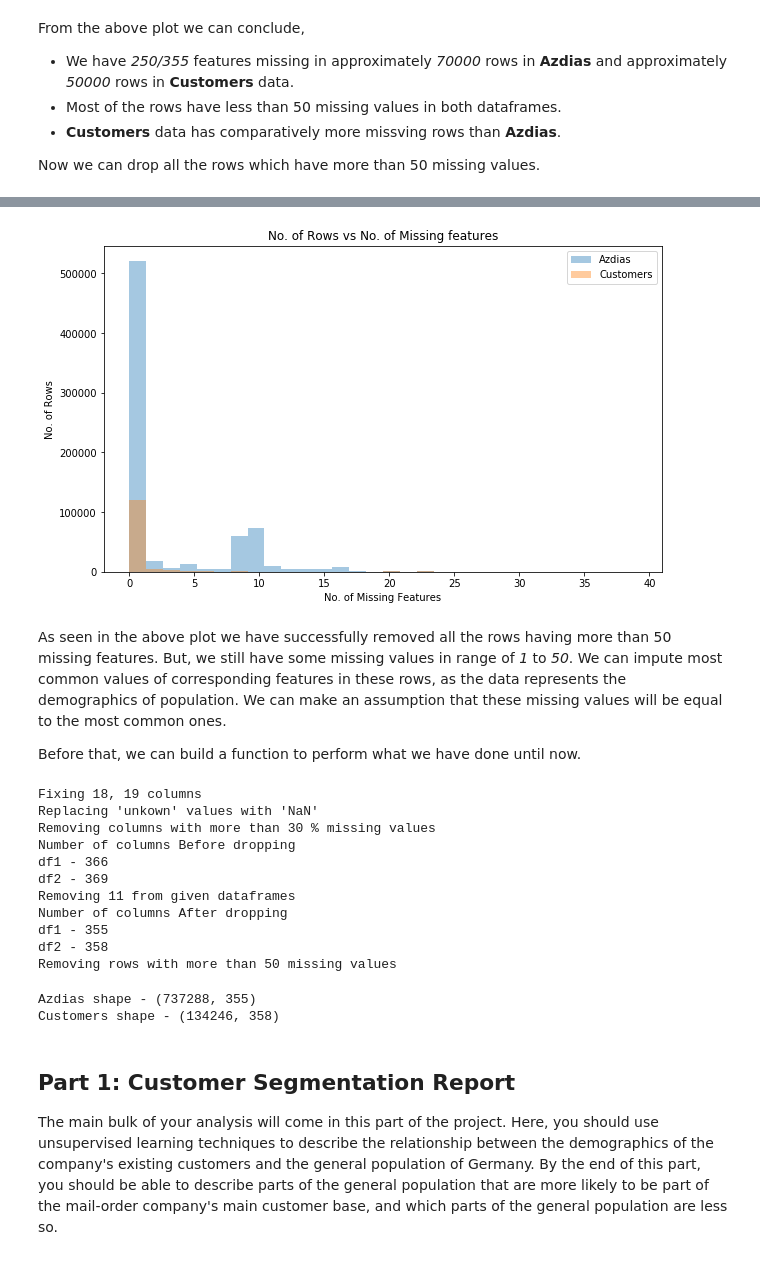
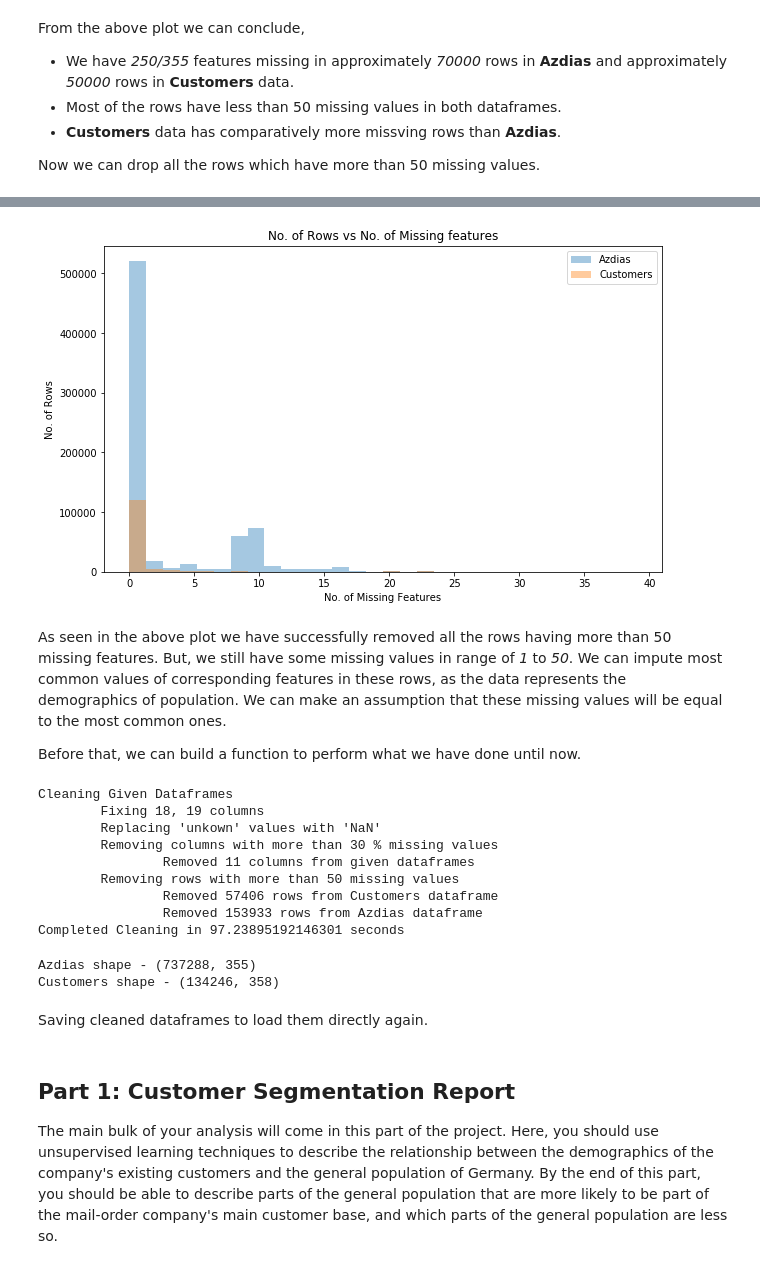
Before and after one commit to pranaymodukuru/Bertelsmann-Arvato-customer-segmentation, a Jupyter notebook: Arvato Project Workbook.ipynb, the cells around one changed output, grey strips where cells are left out. Drawn from its saved outputs; the diff is of its cells as text; code cells hidden in the pictures.

```diff
--- a/Arvato Project Workbook.ipynb
+++ b/Arvato Project Workbook.ipynb
@@ -637,2 +578,0 @@ def remove_missing_columns(df1, df2, df1_missing, df2_missing, threshold=30):
-# %%
-azdias, customers = remove_missing_columns(azdias, customers, customer_missing_report, azdias_missing_report)
@@ -646,0 +579,10 @@ df2 - 358
+# %%
+print("Number of columns Before dropping")
+print(f"Azdias - {len(azdias.columns)}")
+print(f"Customers - {len(customers.columns)}")
+
+azdias, customers = data_utils.remove_missing_columns(azdias, customers, customer_missing_report, azdias_missing_report)
+
+print("Number of columns After dropping")
+print(f"Azdias - {len(azdias.columns)}")
+print(f"Customers - {len(customers.columns)}")
@@ -700,3 +611,0 @@ Number of rows in Customers before dropping rows -  191652
-# %%
-customers = remove_missing_rows(customers, threshold=50)
-azdias = remove_missing_rows(azdias, threshold=50)
@@ -708,0 +612,11 @@ Number of rows in Customers after dropping rows -  134246
+# %%
+print("Number of rows Before dropping")
+print(f"Azdias - {len(azdias)}")
+print(f"Customers - {len(customers)}")
+
+customers = data_utils.remove_missing_rows(customers, threshold=50)
+azdias = data_utils.remove_missing_rows(azdias, threshold=50)
+
+print("Number of rows After dropping")
+print(f"Azdias - {len(azdias)}")
+print(f"Customers - {len(customers)}")
@@ -709,7 +632,7 @@ Number of rows in Customers after dropping rows -  134246
 # %%
-plot_missing_rowwise_histogram(azdias, customers)
+data_utils.plot_missing_rowwise_histogram(azdias, customers)
 # %% [output]
-[figure, old version]
+[figure, new version]
 # %% [markdown]
 As seen in the above plot we have successfully removed all the rows having more than 50 missing features. But, we still have some missing values in range of *1* to *50*. We can impute most common values of corresponding features in these rows, as the data represents the demographics of population. We can make an assumption that these missing values will be equal to the most common ones.
 
@@ -760,23 +640,23 @@ def get_cleaned_data(azdias, customers, attributes_values, column_miss_perc=30,
 # %%
-azdias, customers = get_cleaned_data(azdias, customers, attributes_values)
+azdias, customers = data_utils.clean_data(azdias, customers, attributes_values)
 # %% [output]
-Fixing 18, 19 columns
-Replacing 'unkown' values with 'NaN'
-Removing columns with more than 30 % missing values
-Number of columns Before dropping
-df1 - 366
-df2 - 369
-Removing 11 from given dataframes
-Number of columns After dropping
-df1 - 355
-df2 - 358
-Removing rows with more than 50 missing values
+Cleaning Given Dataframes
+        Fixing 18, 19 columns
+        Replacing 'unkown' values with 'NaN'
+        Removing columns with more than 30 % missing values
+                Removed 11 columns from given dataframes
+        Removing rows with more than 50 missing values
+                Removed 57406 rows from Customers dataframe
+                Removed 153933 rows from Azdias dataframe
+Completed Cleaning in 97.23895192146301 seconds
 # %%
 print("Azdias shape -",azdias.shape)
 print("Customers shape -",customers.shape)
 # %% [output]
 Azdias shape - (737288, 355)
 Customers shape - (134246, 358)
+# %% [markdown]
+Saving cleaned dataframes to load them directly again.
 # %%
 azdias.to_csv('./data/Azdias_cleaned.csv', index=False)
 customers.to_csv('./data/Customers_cleaned.csv', index=False)
```
Also changed, not shown: parts of 28 cells of this notebook, 2 other files.
